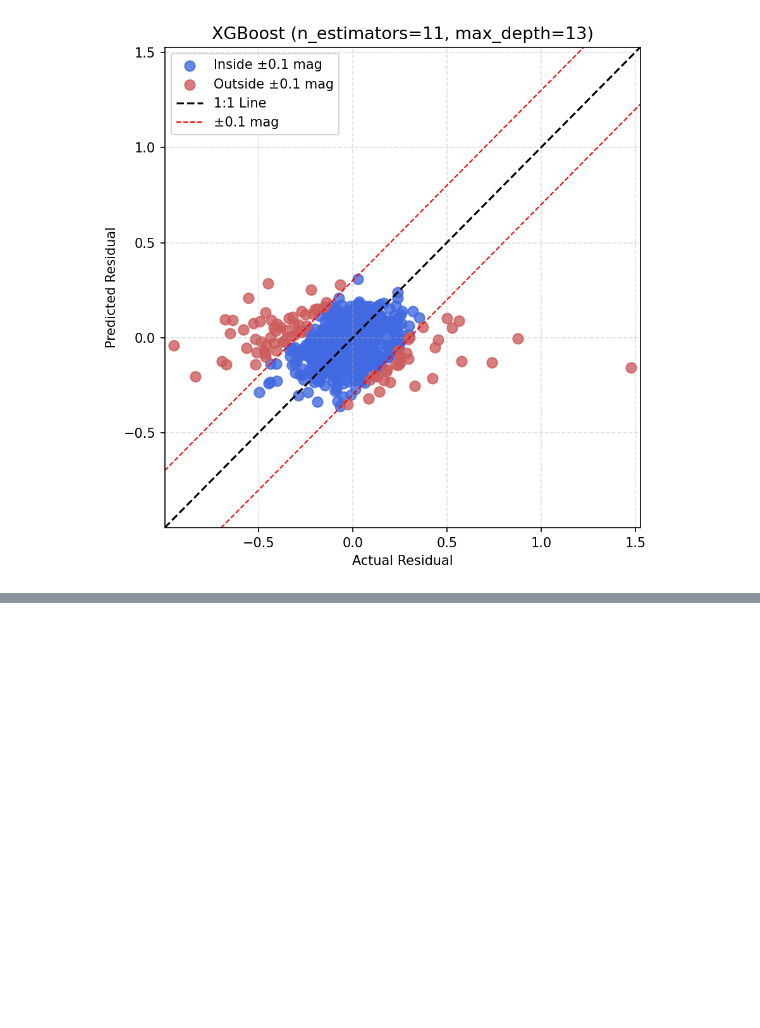
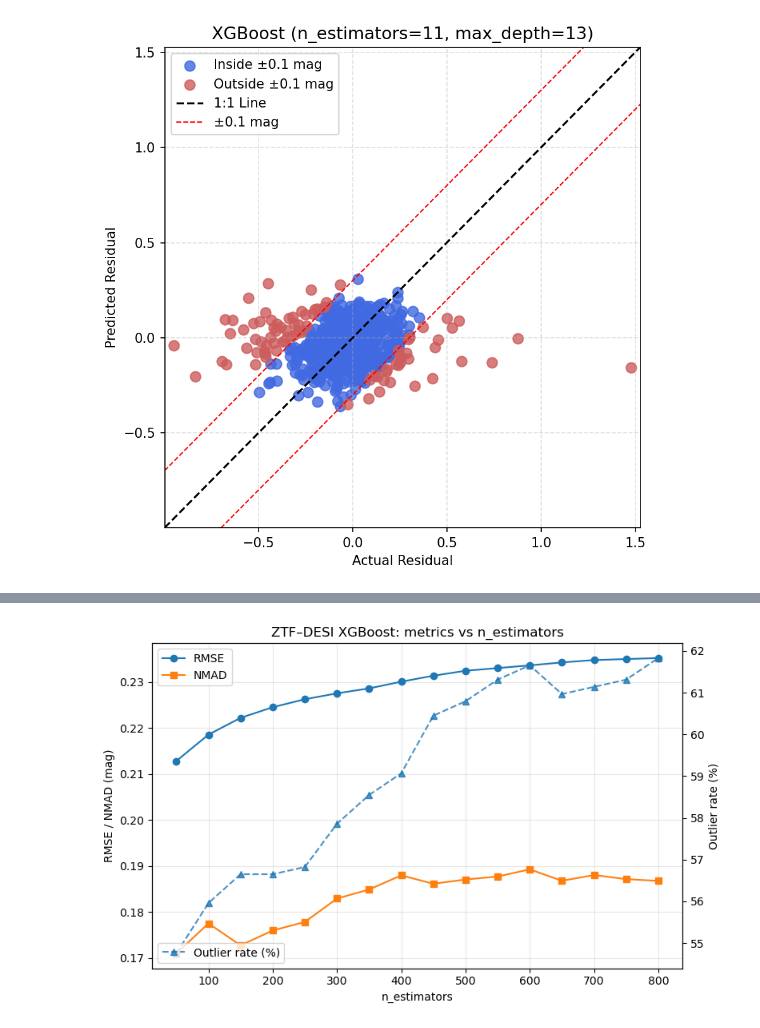
Before and after one commit to chernya4/first_paper_desi_match, a Jupyter notebook: ZTF_ml_xgboost.ipynb, the cells around one changed output, grey strips where cells are left out. Saved outputs shown, nothing was run; the diff lists cells and outputs as text; code cells hidden in the pictures; blank space fills up the shorter version.

Commit message:
Added some modifications where I play with parameters on the random forest and xgboost algorytms.

```diff
--- a/ZTF_ml_xgboost.ipynb
+++ b/ZTF_ml_xgboost.ipynb
@@ -369,0 +437,22 @@ plt.show()
+# %%
+fig, ax1 = plt.subplots(figsize=(8, 5))
+
+# Left axis: RMSE and NMAD
+ax1.set_xlabel("n_estimators")
+ax1.set_ylabel("RMSE / NMAD (mag)")
+ax1.plot(n_estimators_list, rmse_array, marker="o", label="RMSE")
+ax1.plot(n_estimators_list, nmad_array, marker="s", label="NMAD")
+ax1.grid(True, alpha=0.3)
+ax1.legend(loc="upper left")
+
+# Right axis: outlier rate
+ax2 = ax1.twinx()
+ax2.set_ylabel("Outlier rate (%)")
+ax2.plot(n_estimators_list, outlier_array, marker="^", linestyle="--", label="Outlier rate (%)", alpha=0.8)
+ax2.legend(loc="lower left")
+
+plt.title("ZTF–DESI XGBoost: metrics vs n_estimators")
+fig.tight_layout()
+plt.show()
+# %% [output]
+[figure, added]
```
Also changed, not shown: parts of 1 cell of this notebook, 1 other file.
